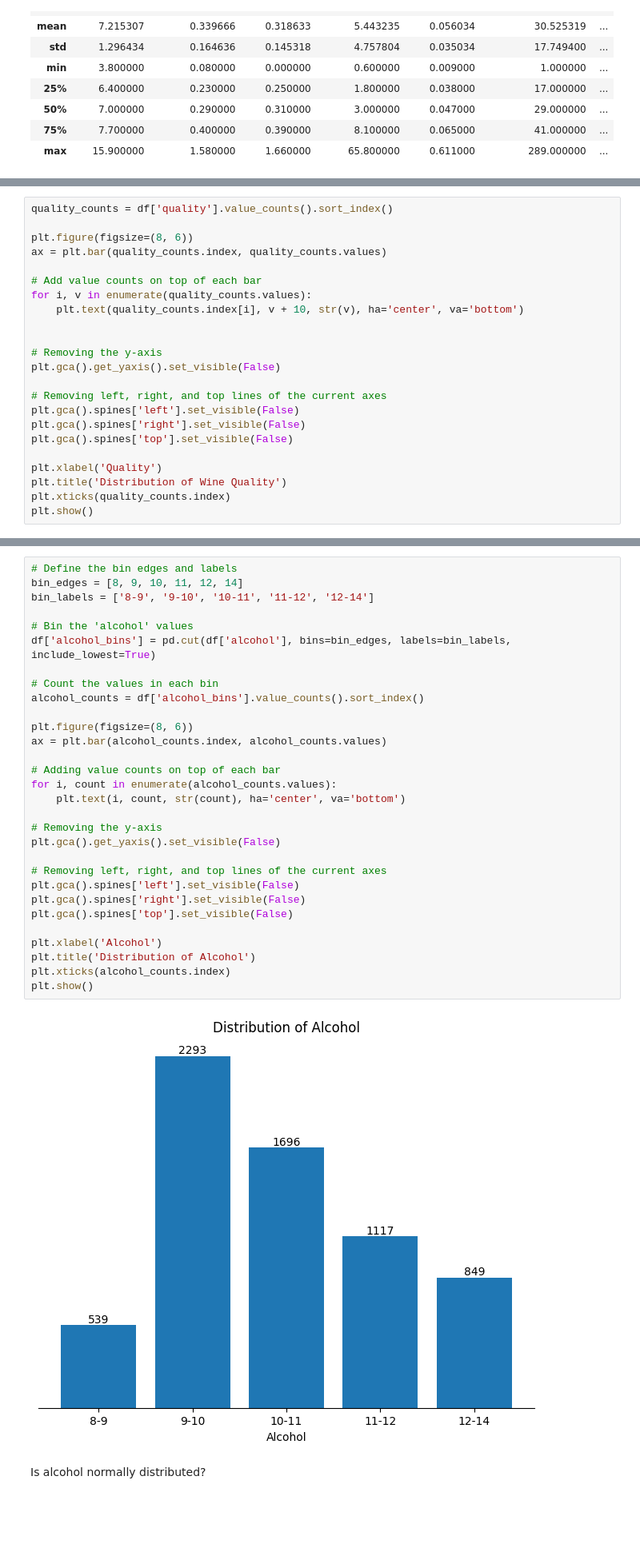
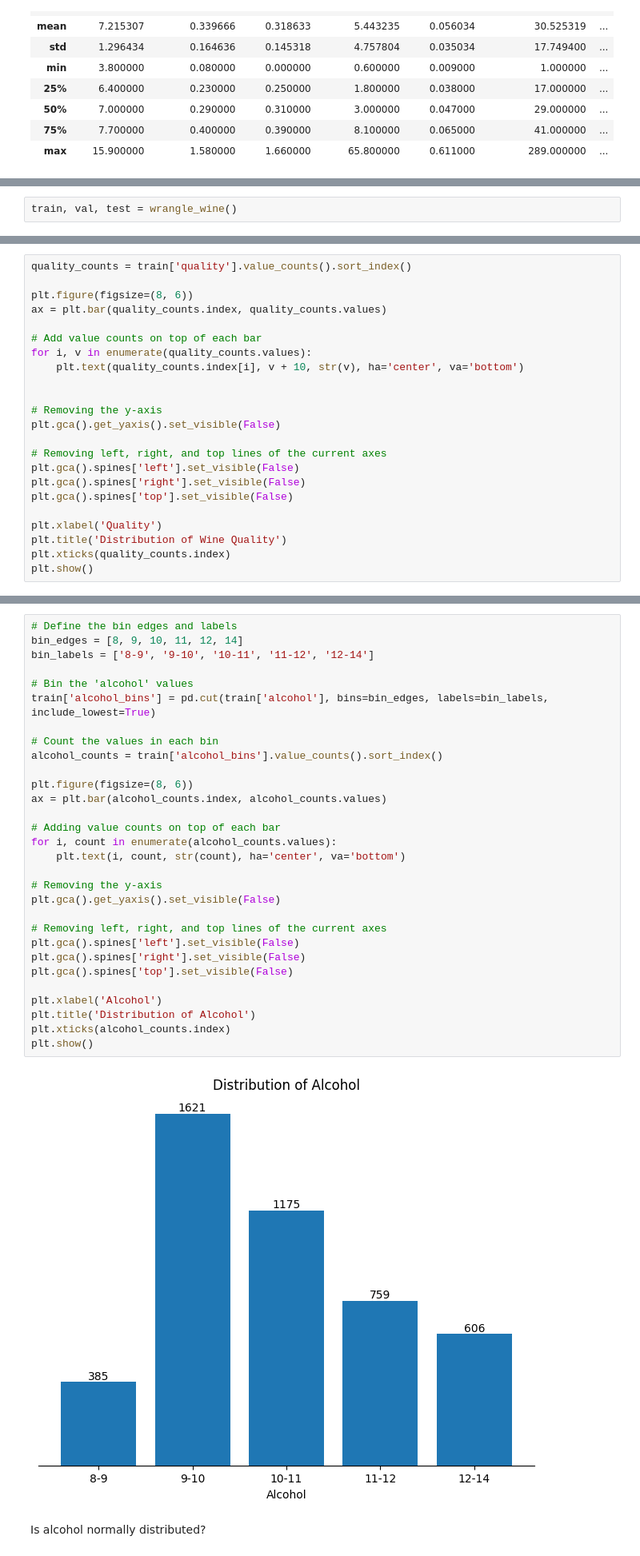
Before and after one commit to Clustering-Project/wine_quality_project, a Jupyter notebook: John/explore.ipynb, the cells around one changed output, grey strips where cells are left out. Shown at 80% size. Cells and saved outputs as stored; diff of their text form; blank space fills up the shorter version.

```diff
--- a/John/explore.ipynb
+++ b/John/explore.ipynb
@@ -98,0 +105,2 @@ df.describe()
+# %%
+train, val, test = wrangle_wine()
@@ -99,5 +116,5 @@ df.describe()
 # %%
-quality_counts = df['quality'].value_counts().sort_index()
+quality_counts = train['quality'].value_counts().sort_index()
 
 plt.figure(figsize=(8, 6))
 ax = plt.bar(quality_counts.index, quality_counts.values)
@@ -124,35 +141,35 @@ plt.show()
 # %%
 # Define the bin edges and labels
 bin_edges = [8, 9, 10, 11, 12, 14]
 bin_labels = ['8-9', '9-10', '10-11', '11-12', '12-14']
 
 # Bin the 'alcohol' values
-df['alcohol_bins'] = pd.cut(df['alcohol'], bins=bin_edges, labels=bin_labels, include_lowest=True)
+train['alcohol_bins'] = pd.cut(train['alcohol'], bins=bin_edges, labels=bin_labels, include_lowest=True)
 
 # Count the values in each bin
-alcohol_counts = df['alcohol_bins'].value_counts().sort_index()
+alcohol_counts = train['alcohol_bins'].value_counts().sort_index()
 
 plt.figure(figsize=(8, 6))
 ax = plt.bar(alcohol_counts.index, alcohol_counts.values)
 
 # Adding value counts on top of each bar
 for i, count in enumerate(alcohol_counts.values):
     plt.text(i, count, str(count), ha='center', va='bottom')
 
 # Removing the y-axis
 plt.gca().get_yaxis().set_visible(False)
 
 # Removing left, right, and top lines of the current axes
 plt.gca().spines['left'].set_visible(False)
 plt.gca().spines['right'].set_visible(False)
 plt.gca().spines['top'].set_visible(False)
 
 plt.xlabel('Alcohol')
 plt.title('Distribution of Alcohol')
 plt.xticks(alcohol_counts.index)
 plt.show()
 # %% [output]
-[figure, old version]
+[figure, new version]
 # %% [markdown]
 Is alcohol normally distributed?
 # %%
```
Also changed, not shown: parts of 14 cells of this notebook, 1 other file.
